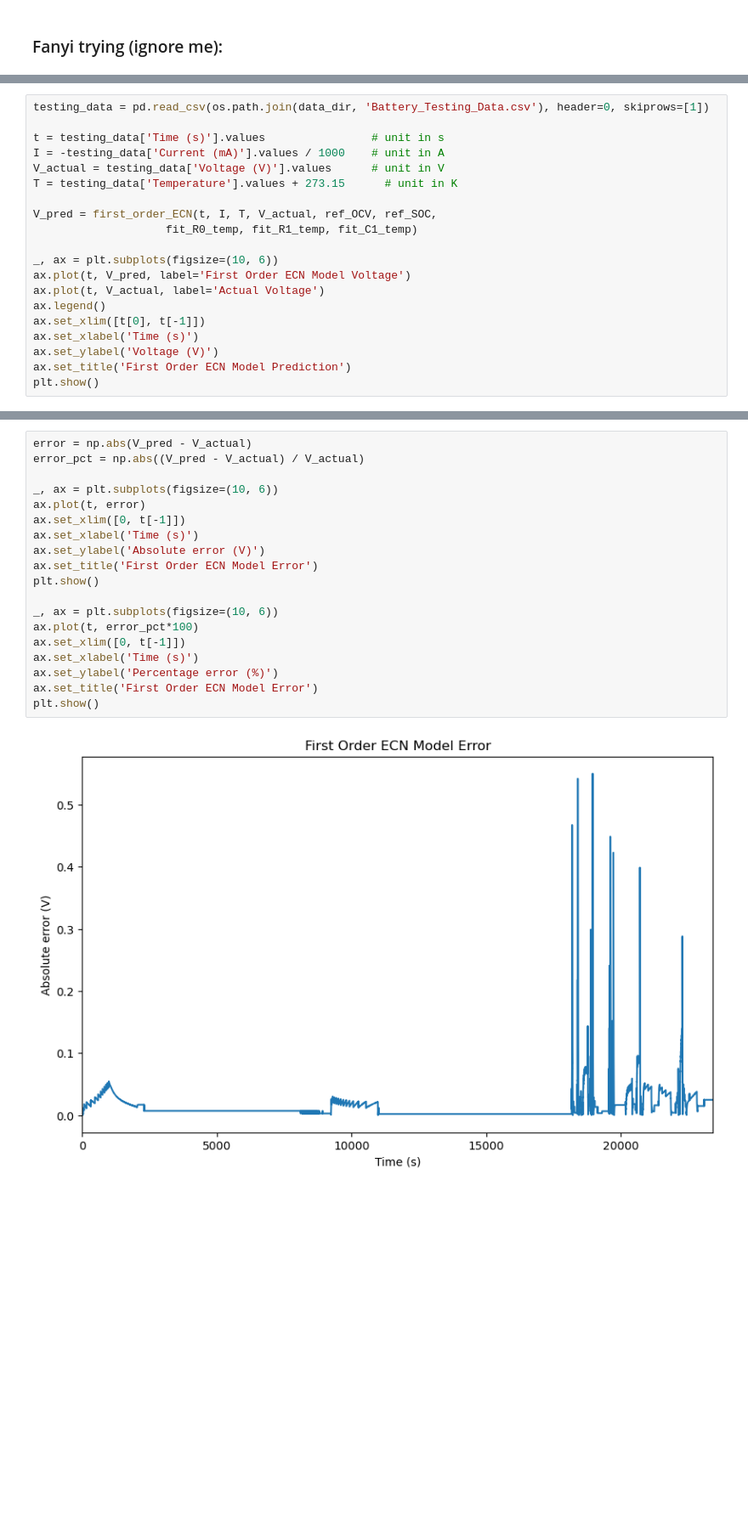
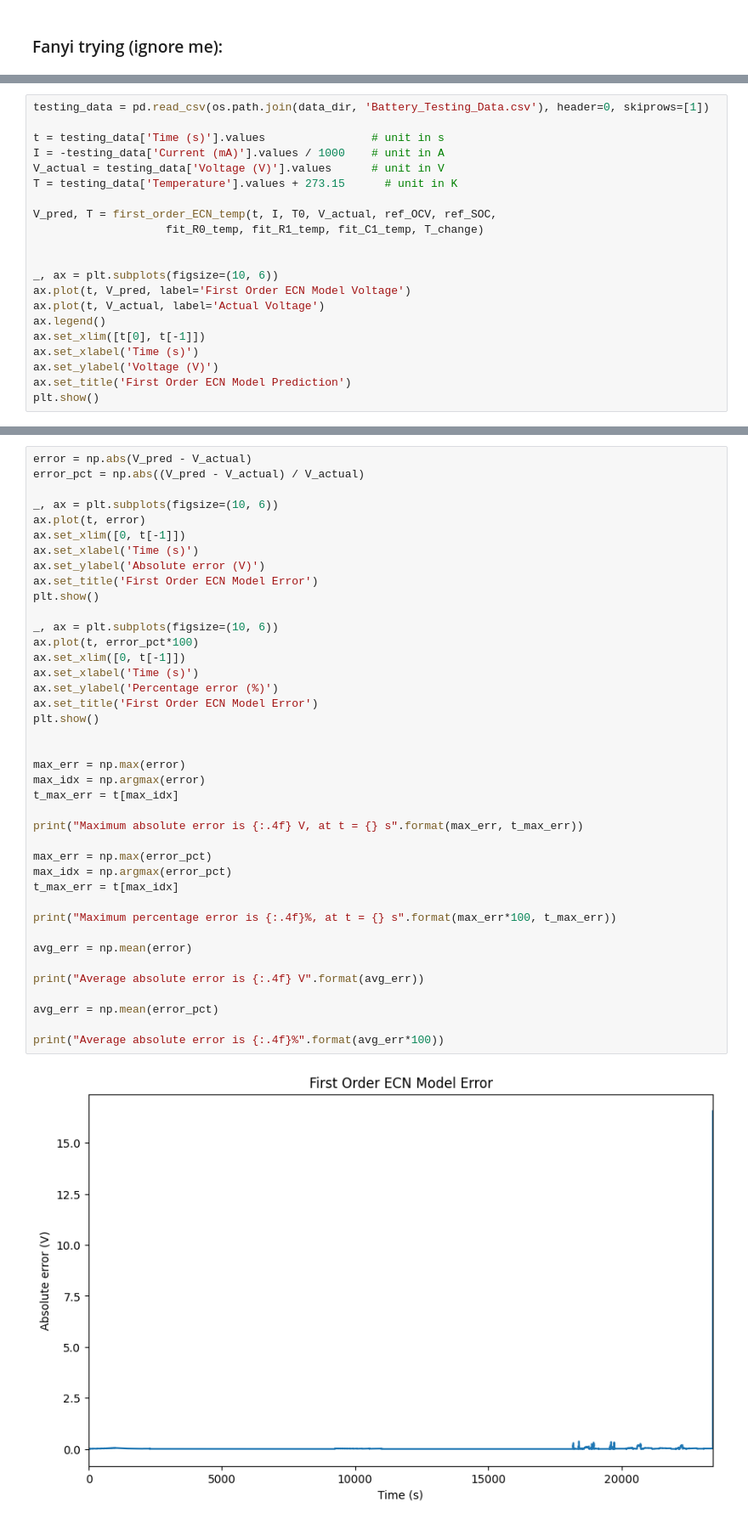
Before and after one commit to sunfanyi/modelling-of-lithium-ion-batteries, a Jupyter notebook: part_3.ipynb, the cells around one changed output, grey strips where cells are left out. Shown at 85% size. Drawn from its saved outputs; the diff is of its cells as text; blank space fills up the shorter version.

```diff
--- a/part_3.ipynb
+++ b/part_3.ipynb
@@ -496,8 +465,9 @@ I = -testing_data['Current (mA)'].values / 1000    # unit in A
 V_actual = testing_data['Voltage (V)'].values      # unit in V
 T = testing_data['Temperature'].values + 273.15      # unit in K
 
-V_pred = first_order_ECN(t, I, T, V_actual, ref_OCV, ref_SOC,
-                    fit_R0_temp, fit_R1_temp, fit_C1_temp)
+V_pred, T = first_order_ECN_temp(t, I, T0, V_actual, ref_OCV, ref_SOC,
+                    fit_R0_temp, fit_R1_temp, fit_C1_temp, T_change)
+
 
 _, ax = plt.subplots(figsize=(10, 6))
 ax.plot(t, V_pred, label='First Order ECN Model Voltage')
@@ -513,21 +500,42 @@ plt.show()
 # %%
 error = np.abs(V_pred - V_actual)
 error_pct = np.abs((V_pred - V_actual) / V_actual)
 
 _, ax = plt.subplots(figsize=(10, 6))
 ax.plot(t, error)
 ax.set_xlim([0, t[-1]])
 ax.set_xlabel('Time (s)')
 ax.set_ylabel('Absolute error (V)')
 ax.set_title('First Order ECN Model Error')
 plt.show()
 
 _, ax = plt.subplots(figsize=(10, 6))
 ax.plot(t, error_pct*100)
 ax.set_xlim([0, t[-1]])
 ax.set_xlabel('Time (s)')
 ax.set_ylabel('Percentage error (%)')
 ax.set_title('First Order ECN Model Error')
 plt.show()
+
+
+max_err = np.max(error)
+max_idx = np.argmax(error)
+t_max_err = t[max_idx]
+
+print("Maximum absolute error is {:.4f} V, at t = {} s".format(max_err, t_max_err))
+
+max_err = np.max(error_pct)
+max_idx = np.argmax(error_pct)
+t_max_err = t[max_idx]
+
+print("Maximum percentage error is {:.4f}%, at t = {} s".format(max_err*100, t_max_err))
+
+avg_err = np.mean(error)
+
+print("Average absolute error is {:.4f} V".format(avg_err))
+
+avg_err = np.mean(error_pct)
+
+print("Average absolute error is {:.4f}%".format(avg_err*100))
 # %% [output]
-[figure, old version]
+[figure, new version]
```
Also changed, not shown: parts of 6 cells of this notebook, 1 other file.
